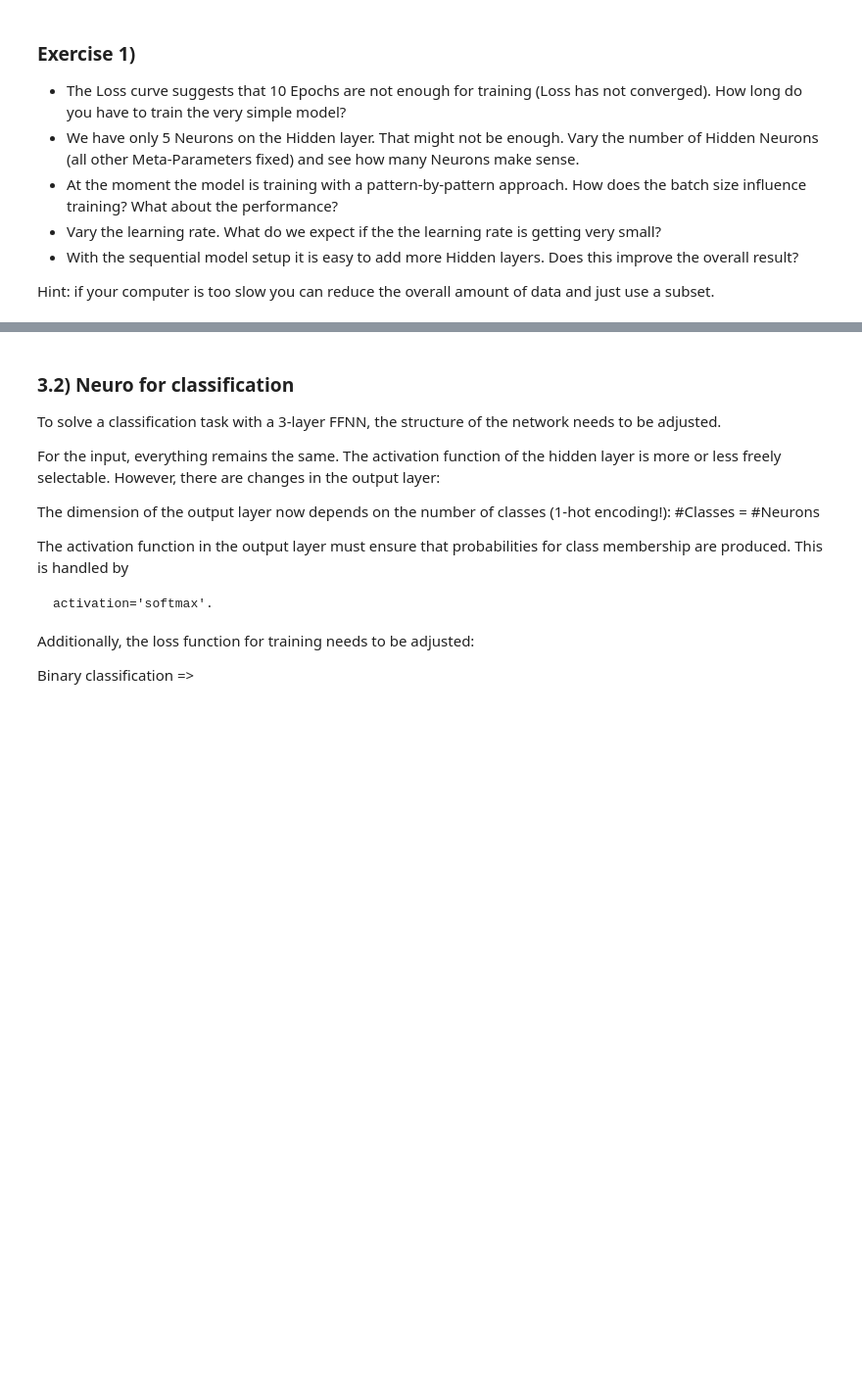
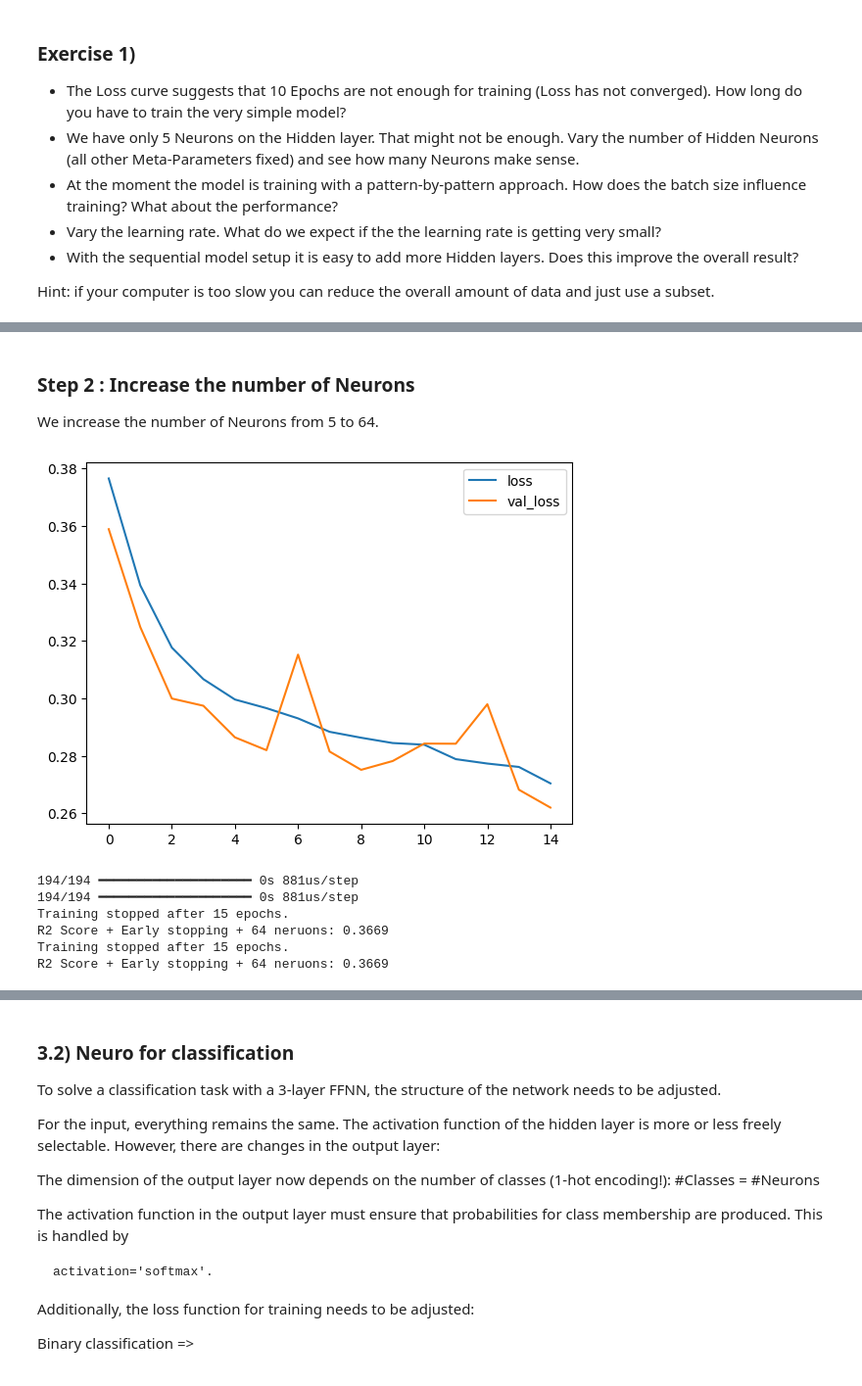
Before and after one commit to nightguarder/NeuralNetworks, a Jupyter notebook: lectures/NN_Lecture3_Neuro_get_started.ipynb, the cells around one changed output, grey strips where cells are left out. Shown at 98% size. Drawn from its saved outputs; the diff is of its cells as text; code cells hidden in the pictures; blank space fills up the shorter version.

```diff
--- a/lectures/NN_Lecture3_Neuro_get_started.ipynb
+++ b/lectures/NN_Lecture3_Neuro_get_started.ipynb
@@ -656,0 +769,43 @@ Hint: if your computer is too slow you can reduce the overall amount of data and
+# %% [markdown]
+### Step 2 : Increase the number of Neurons
+We increase the number of Neurons from 5 to 64.
+# %%
+# --- Step 2: Increasing Model Capacity ---
+
+NNRegModel_Step2 = Sequential()
+NNRegModel_Step2.add(InputLayer(input_shape=(7,)))
+NNRegModel_Step2.add(Dense(64, activation='tanh')) # Increased from 5 to 64
+NNRegModel_Step2.add(Dense(1))
+
+# We lower the learning rate slightly to 0.1 for stability with more neurons
+sgd = SGD(learning_rate=0.1)
+NNRegModel_Step2.compile(loss='mean_squared_error', optimizer=sgd)
+
+print("Training with 64 Neurons...")
+
+# Capture the history object returned by fit()
+history_step2 = NNRegModel_Step2.fit(
+    X_housing_train, Y_housing_train_sc,
+    shuffle=True,
+    epochs=200,      # Early stopping will handle the actual stop
+    batch_size=64,
+    verbose=0,
+    validation_data=(X_housing_test, Y_housing_test_sc),
+    callbacks=[plot_losses, early_stopping]
+)
+
+# Evaluate
+y_pred_test_sc_step2 = NNRegModel_Step2.predict(X_housing_test)
+y_pred_test_original_step2 = Yscaler.inverse_transform(y_pred_test_sc_step2)
+r2_test_step2 = r2_score(y_pred_test_original_step2, np.array(Y_housing_test))
+
+print(f"Training stopped after {len(history_step2.history['loss'])} epochs.")
+print(f"R2 Score + Early stopping + 64 neruons: {r2_test_step2:.4f}")
+# %% [output]
+[figure, added]
+194/194 ━━━━━━━━━━━━━━━━━━━━ 0s 881us/step
+194/194 ━━━━━━━━━━━━━━━━━━━━ 0s 881us/step
+Training stopped after 15 epochs.
+R2 Score + Early stopping + 64 neruons: 0.3669
+Training stopped after 15 epochs.
+R2 Score + Early stopping + 64 neruons: 0.3669
```
Also changed, not shown: parts of 37 cells of this notebook.
